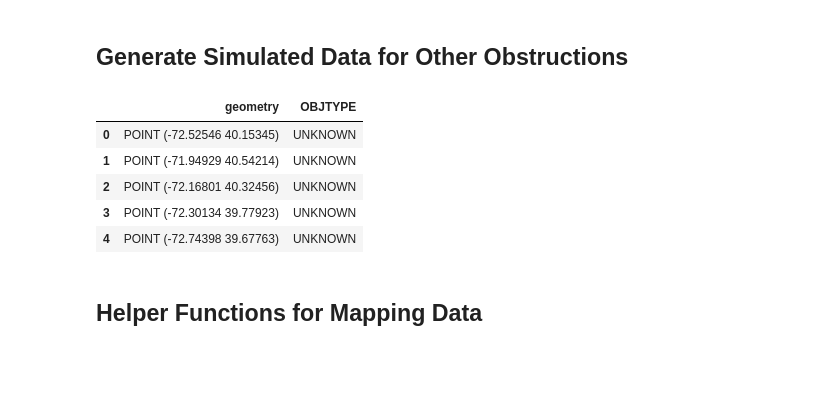
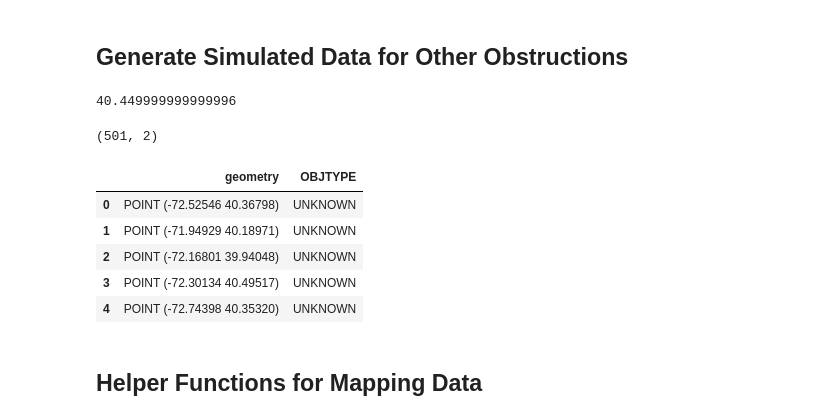
Before and after one commit to Data-Science-for-Conservation/Ocean_GIS_for_Python, a Jupyter notebook: GIS_Analysis.ipynb, the cells around one changed output. Drawn from its saved outputs; the diff is of its cells as text; code cells hidden in the pictures; blank space fills up the shorter version.

```diff
--- a/GIS_Analysis.ipynb
+++ b/GIS_Analysis.ipynb
@@ -478,33 +468,46 @@ awois_wrecks.shape[0] + awois_obs.shape[0] + enc_wrecks.shape[0] == known_wrecks
 True
 # %% [markdown]
 ## Generate Simulated Data for Other Obstructions
+# %%
+40.15000 + .3
+# %% [output]
+40.449999999999996
 # %%
 # Set random seed
 np.random.seed(42)
 
+n = 100
+
 # Generate uniformly distributed x, y values over different areas
-lon_vals = np.concatenate((np.random.uniform(-72.9, -71.9, size=100),
-                          np.random.uniform(-71.98, -70.57, size=150),
-                          np.random.uniform(-70.58, -69.6, size=100)))
-lat_vals = np.concatenate((np.random.uniform(39.6, 40.7, size=100),
-                          np.random.uniform(39.8, 40.97, size=150),
-                          np.random.uniform(39.9, 41.05, size=100)))
+lon_vals = np.concatenate((np.random.uniform(-72.9, -71.9, size=n),
+                           np.random.uniform(-71.98, -70.57, size=2*n),
+                           np.random.uniform(-71.22, -70.62, size=n),
+                           np.random.uniform(-70.58, -69.6, size=n)))
+lat_vals = np.concatenate((np.random.uniform(39.6, 40.7, size=n),
+                           np.random.uniform(39.8, 40.97, size=2*n),
+                           np.random.uniform(39.85, 40.45, size=n),
+                           np.random.uniform(39.9, 41.05, size=n)))
 
 # Zip coordinates together as Points
 simu_points = [shapely.geometry.Point(lon, lat) for lon, lat in zip(lon_vals, lat_vals)]
+
+# Insert actual ship location
+simu_points.insert(9, biela.loc[0, 'geometry'])
 # %%
 # Create GeoDataFrame of simulated points
-simu_obs = gpd.GeoDataFrame(simu_points, columns=['geometry'])
+simu_obs = gpd.GeoDataFrame(simu_points, columns=['geometry'], crs='EPSG:4326')
 simu_obs['OBJTYPE'] = 'UNKNOWN'
 
+print(simu_obs.shape)
 simu_obs.head()
 # %% [output]
+(501, 2)
 |  | geometry | OBJTYPE |
-| 0 | POINT (-72.52546 40.15345) | UNKNOWN |
-| 1 | POINT (-71.94929 40.54214) | UNKNOWN |
-| 2 | POINT (-72.16801 40.32456) | UNKNOWN |
-| 3 | POINT (-72.30134 39.77923) | UNKNOWN |
-| 4 | POINT (-72.74398 39.67763) | UNKNOWN |
+| 0 | POINT (-72.52546 40.36798) | UNKNOWN |
+| 1 | POINT (-71.94929 40.18971) | UNKNOWN |
+| 2 | POINT (-72.16801 39.94048) | UNKNOWN |
+| 3 | POINT (-72.30134 40.49517) | UNKNOWN |
+| 4 | POINT (-72.74398 40.35320) | UNKNOWN |
 # %% [markdown]
 ## Helper Functions for Mapping Data
 # %%
```
Also changed, not shown: parts of 20 cells of this notebook, 2 other files.
